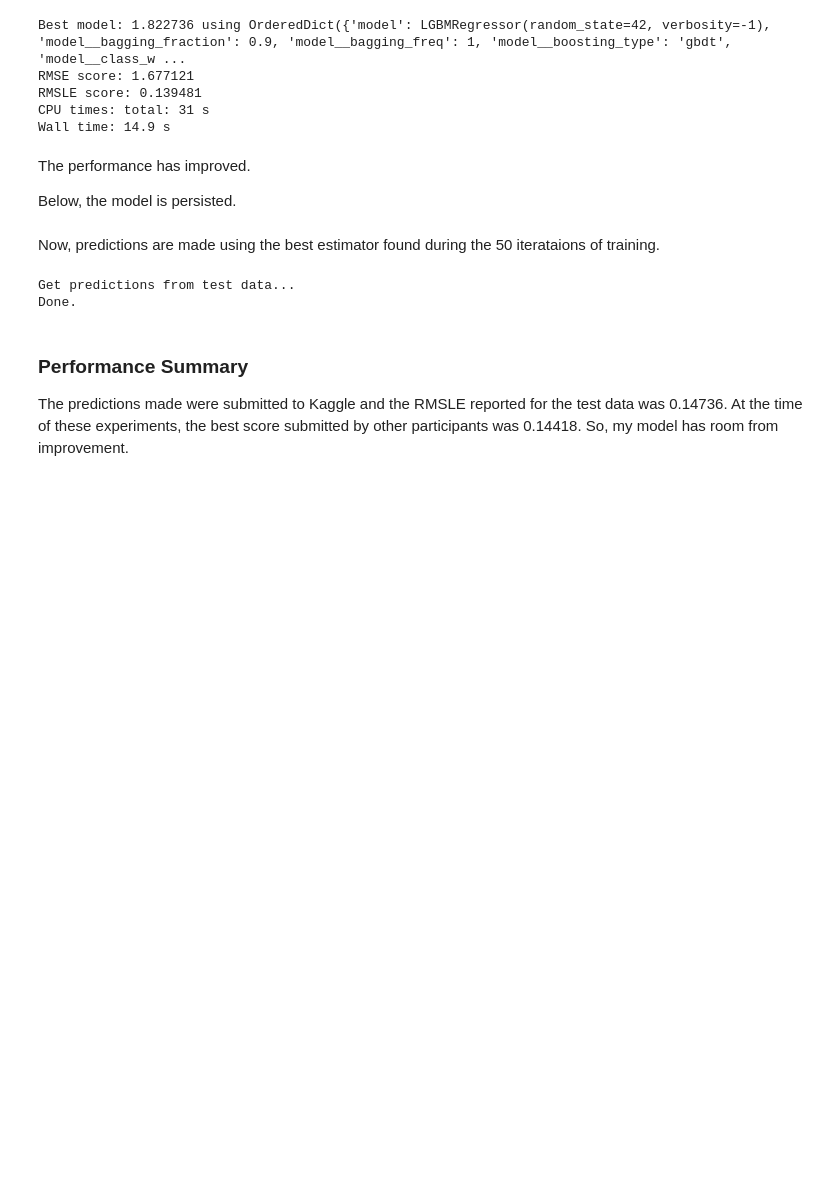
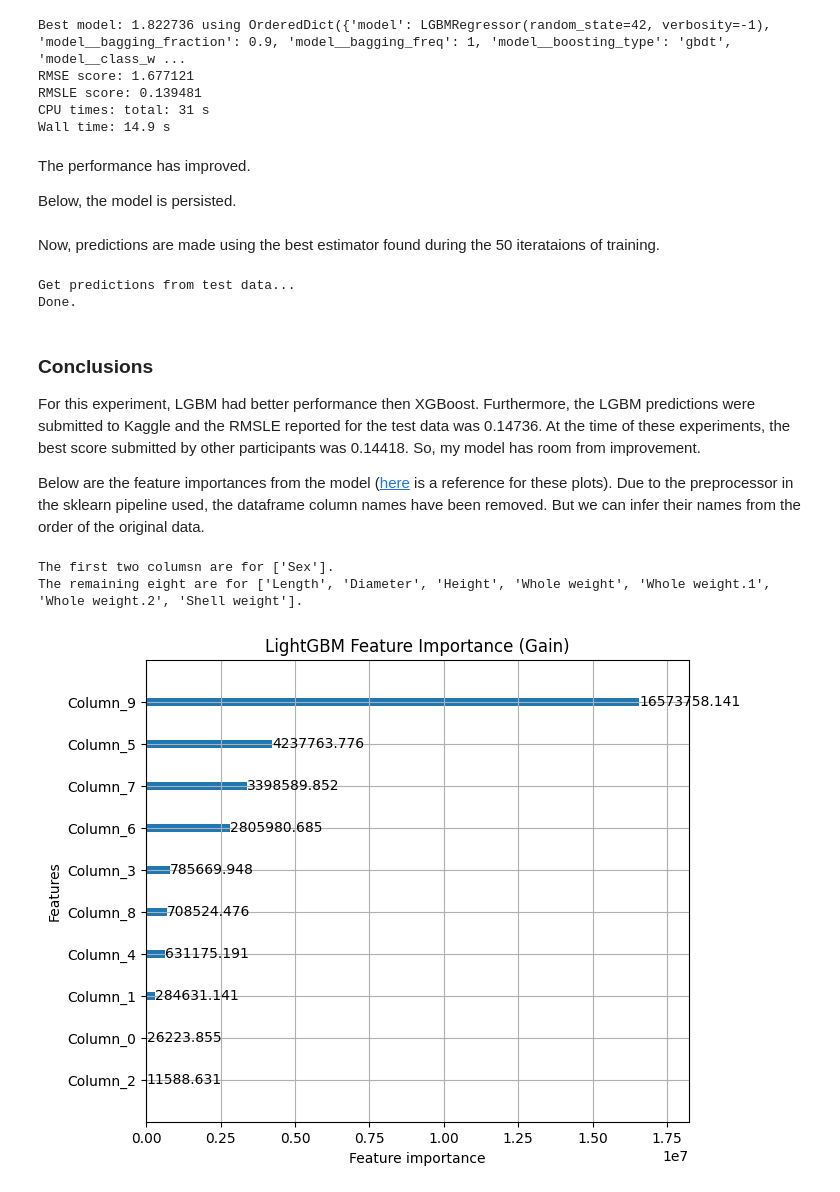
Before and after one commit to efarish/portfolio, a Jupyter notebook: research/abalone/Boosting.ipynb, the cells around one changed output. Saved outputs shown, nothing was run; the diff lists cells and outputs as text; code cells hidden in the pictures; blank space fills up the shorter version.

```diff
--- a/research/abalone/Boosting.ipynb
+++ b/research/abalone/Boosting.ipynb
@@ -305,6 +314,23 @@ print('Done.')
 Get predictions from test data...
 Done.
 # %% [markdown]
-### Performance Summary
+### Conclusions
 
-The predictions made were submitted to Kaggle and the RMSLE reported for the test data was 0.14736. At the time of these experiments, the best score submitted by other participants was 0.14418. So, my model has room from improvement.
+For this experiment, LGBM had better performance then XGBoost. Furthermore, the LGBM predictions were submitted to Kaggle and the RMSLE reported for the test data was 0.14736. At the time of these experiments, the best score submitted by other participants was 0.14418. So, my model has room from improvement.
+
+Below are the feature importances from the model ([here](https://www.geeksforgeeks.org/lightgbm-feature-importance-and-visualization/) is a reference for these plots). Due to the preprocessor in the sklearn pipeline used, the dataframe column names have been removed. But we can infer their names from the order of the original data.
+# %%
+import pickle
+import lightgbm as lgb
+import matplotlib.pyplot as plt
+
+print(f'The first two columsn are for {categorical_features}.')
+print(f'The remaining eight are for {numerical_features}.')
+
+lgbm_model_loaded = pickle.load(open("lgb_reg.pkl", "rb"))
+lgb.plot_importance(lgbm_model_loaded['model'], importance_type="gain", figsize=(7,6), title="LightGBM Feature Importance (Gain)")
+plt.show()
+# %% [output]
+The first two columsn are for ['Sex'].
+The remaining eight are for ['Length', 'Diameter', 'Height', 'Whole weight', 'Whole weight.1', 'Whole weight.2', 'Shell weight'].
+[figure, added]
```
Also changed, not shown: parts of 13 cells of this notebook.
